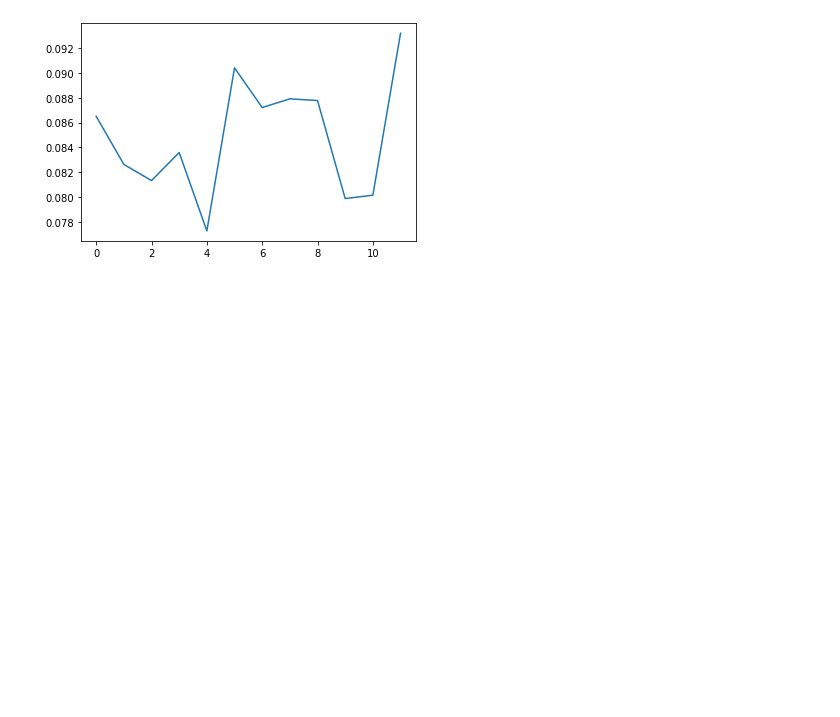
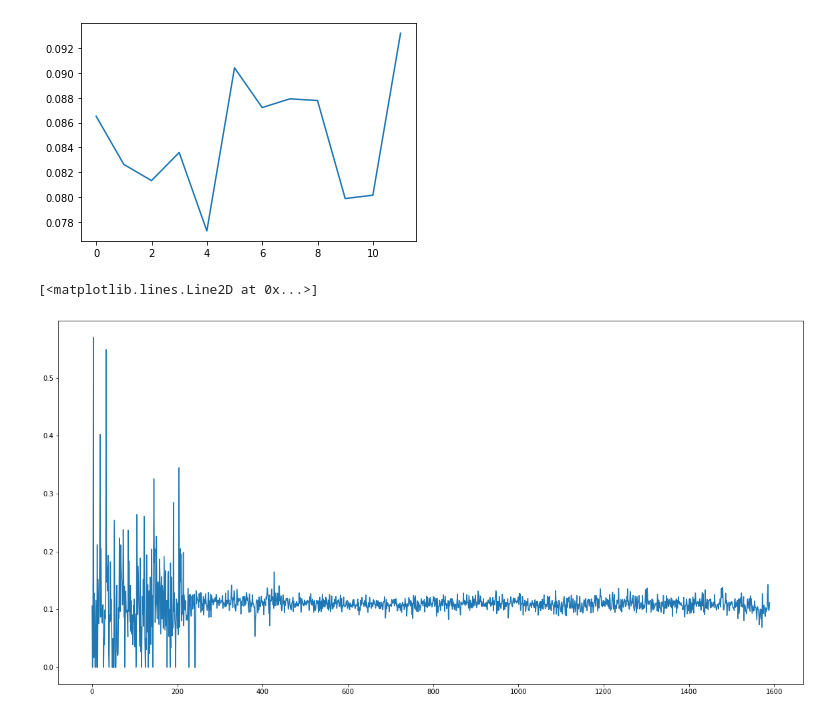
Before and after one commit to epfl-ada/ada-2021-project-gutta-boys, a Jupyter notebook: Media_analyses.ipynb, the cells around one changed output. Cells and saved outputs as stored; diff of their text form; code cells hidden in the pictures; blank space fills up the shorter version.

```diff
--- a/Media_analyses.ipynb
+++ b/Media_analyses.ipynb
@@ -395,3 +415,11 @@ plt.plot(month['compound'])
 # %% [output]
 [<matplotlib.lines.Line2D at 0x...>]
 [figure]
+# %%
+date = nytimes.groupby('date_short').positive.mean().reset_index()
+# %%
+fig, ax = plt.subplots(figsize=(20,10))
+ax.plot(date['positive'])
+# %% [output]
+[<matplotlib.lines.Line2D at 0x...>]
+[figure, added]
```
Also changed, not shown: parts of 6 cells of this notebook.
